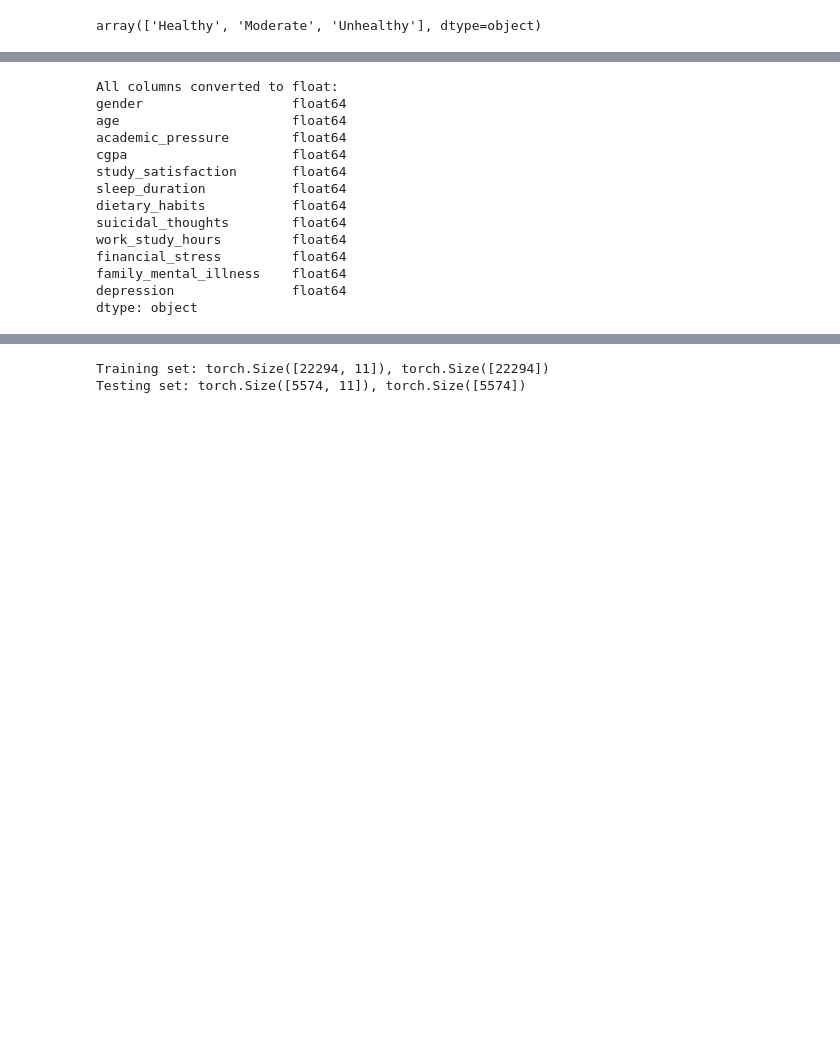
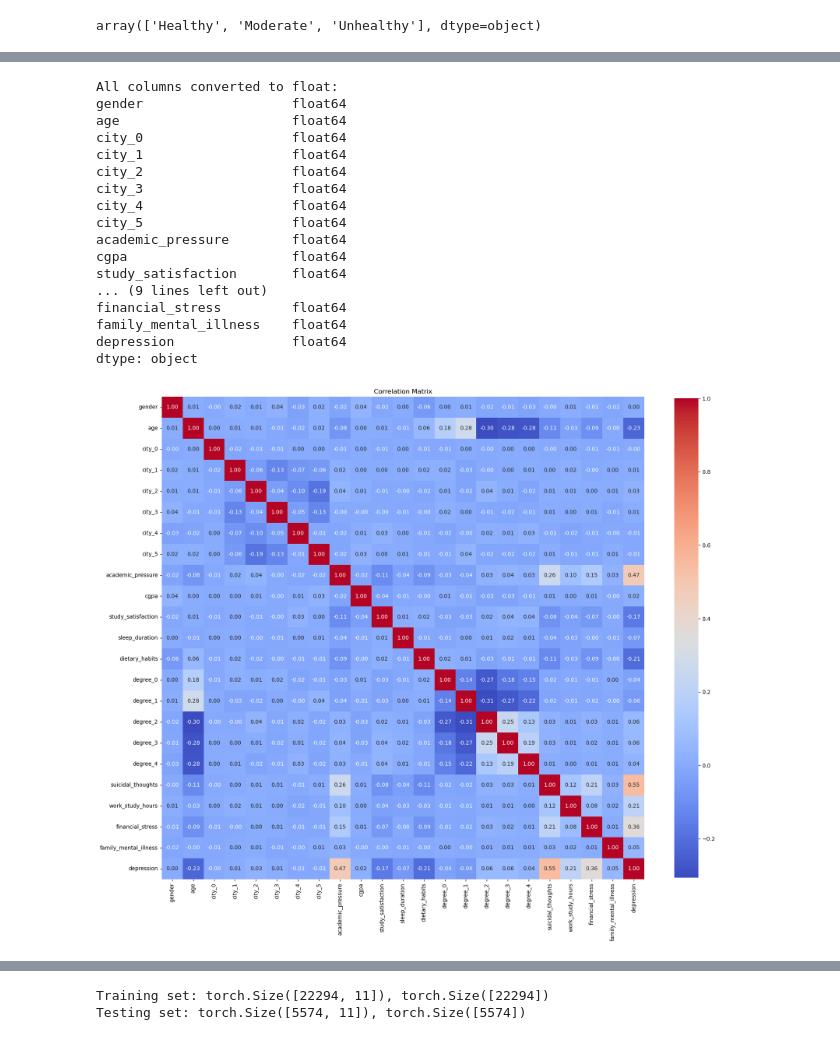
Before and after one commit to informedAI/student-depression-prediction, a Jupyter notebook: student_depression/main.ipynb, the cells around one changed output, grey strips where cells are left out. Cells and saved outputs as stored; diff of their text form; code cells hidden in the pictures; blank space fills up the shorter version.

```diff
--- a/student_depression/main.ipynb
+++ b/student_depression/main.ipynb
@@ -85,12 +228,6 @@ df['dietary_habits'] = df['dietary_habits'].map({'Unhealthy': 0, 'Moderate': 1,
 array(['Healthy', 'Moderate', 'Unhealthy'], dtype=object)
 # %%
 from category_encoders import BinaryEncoder
-# To check
-# encoder = BinaryEncoder(cols=['city', 'degree'])
-# encoder = BinaryEncoder(cols=['degree'])
-
-# df_encoded = encoder.fit_transform(df)
-df_encoded = df.copy()
-
-df_encoded = df_encoded.drop(columns=['city', 'degree'])
-# df_encoded.info()
+encoder = BinaryEncoder(cols=['city', 'degree'])
+df_encoded = encoder.fit_transform(df)
+df_encoded.info()
@@ -102,7 +283,6 @@ df_encoded = df_encoded.drop(columns=['city', 'degree'])
 # First convert financial_stress from object to float
 # df_encoded['financial_stress'] = df_encoded['financial_stress'].astype(float)
 # Now all columns are numeric, we can check
-
 
 df_encoded = df_encoded.astype(float)
 
@@ -113,14 +293,25 @@ print(df_encoded.dtypes)
 All columns converted to float:
 gender                   float64
 age                      float64
+city_0                   float64
+city_1                   float64
+city_2                   float64
+city_3                   float64
+city_4                   float64
+city_5                   float64
 academic_pressure        float64
 cgpa                     float64
 study_satisfaction       float64
-sleep_duration           float64
-dietary_habits           float64
-suicidal_thoughts        float64
-work_study_hours         float64
+... (9 lines left out)
 financial_stress         float64
 family_mental_illness    float64
 depression               float64
 dtype: object
+# %%
+correlation_matrix = df_encoded.corr(numeric_only=True)
+plt.figure(figsize=(20, 20))
+sns.heatmap(correlation_matrix, annot=True, fmt=".2f", cmap='coolwarm', square=True, cbar_kws={"shrink": .8})
+plt.title('Correlation Matrix')
+plt.show()
+# %% [output]
+[figure, added]
```
Also changed, not shown: parts of 36 cells of this notebook.
